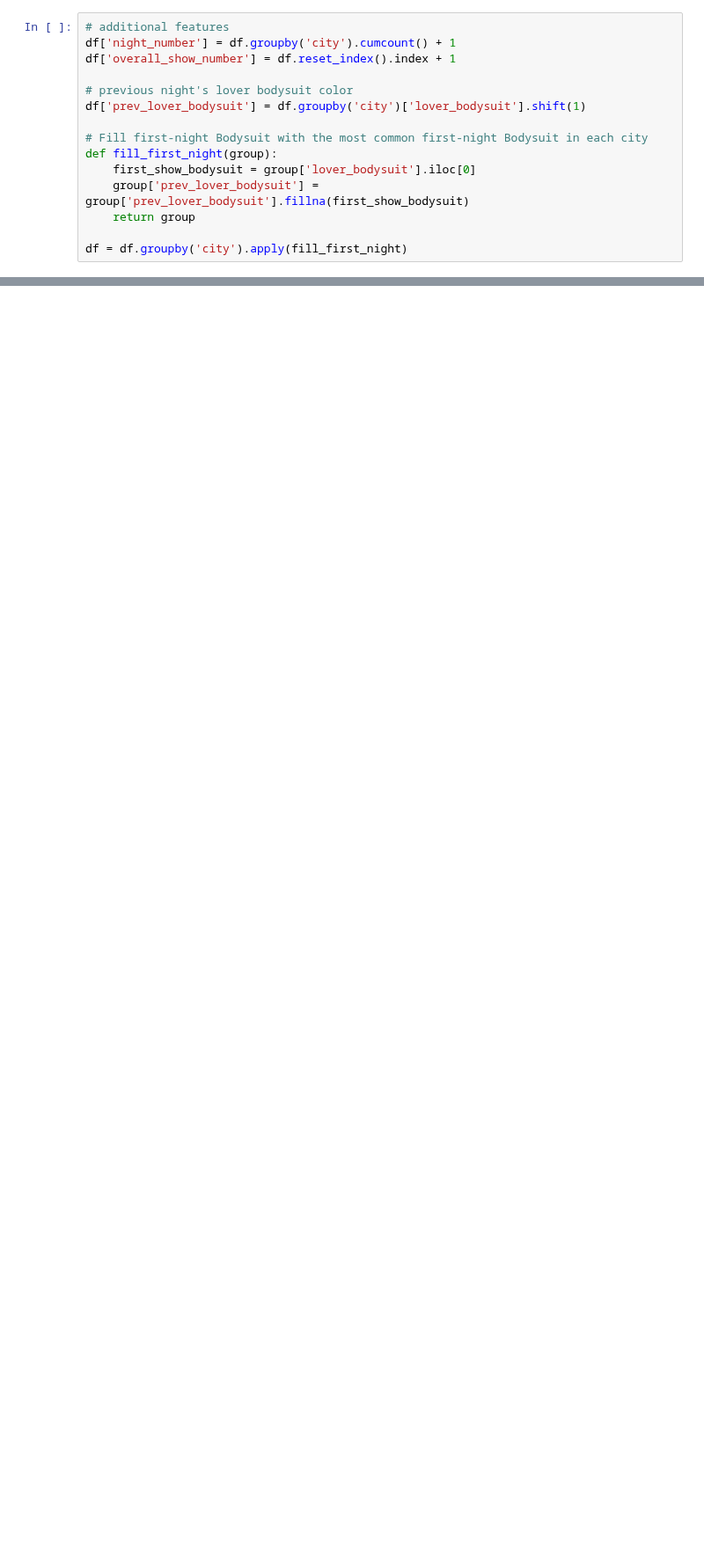
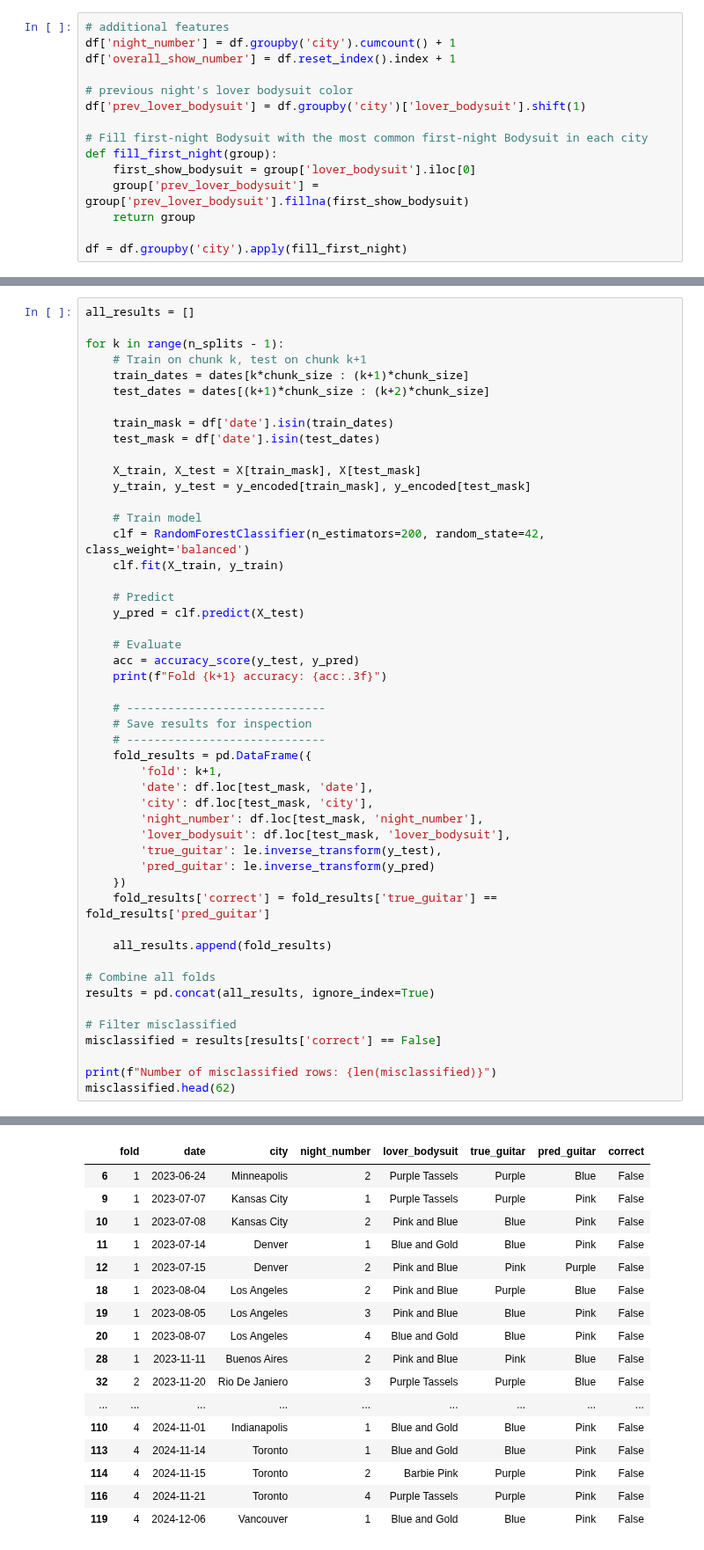
Before and after one commit to laurencosgrove/eras-predictor, a Jupyter notebook: workspace.ipynb, the cells around one changed output, grey strips where cells are left out. Shown at 88% size. Drawn from its saved outputs; the diff is of its cells as text; blank space fills up the shorter version.

```diff
--- a/workspace.ipynb
+++ b/workspace.ipynb
@@ -151,0 +417,50 @@ Number of misclassified rows: 63
+# %%
+all_results = []
+
+for k in range(n_splits - 1):
+    # Train on chunk k, test on chunk k+1
+    train_dates = dates[k*chunk_size : (k+1)*chunk_size]
+    test_dates = dates[(k+1)*chunk_size : (k+2)*chunk_size]
+
+    train_mask = df['date'].isin(train_dates)
+    test_mask = df['date'].isin(test_dates)
+
+    X_train, X_test = X[train_mask], X[test_mask]
+    y_train, y_test = y_encoded[train_mask], y_encoded[test_mask]
+
+    # Train model
+    clf = RandomForestClassifier(n_estimators=200, random_state=42, class_weight='balanced')
+    clf.fit(X_train, y_train)
+
+    # Predict
+    y_pred = clf.predict(X_test)
+
+    # Evaluate
+    acc = accuracy_score(y_test, y_pred)
+    print(f"Fold {k+1} accuracy: {acc:.3f}")
+
+    # -----------------------------
+    # Save results for inspection
+    # -----------------------------
+    fold_results = pd.DataFrame({
+        'fold': k+1,
+        'date': df.loc[test_mask, 'date'],
+        'city': df.loc[test_mask, 'city'],
+        'night_number': df.loc[test_mask, 'night_number'],
+        'lover_bodysuit': df.loc[test_mask, 'lover_bodysuit'],
+        'true_guitar': le.inverse_transform(y_test),
+        'pred_guitar': le.inverse_transform(y_pred)
+    })
+    fold_results['correct'] = fold_results['true_guitar'] == fold_results['pred_guitar']
+
+    all_results.append(fold_results)
+
+# Combine all folds
+results = pd.concat(all_results, ignore_index=True)
+
+# Filter misclassified
+misclassified = results[results['correct'] == False]
+
+print(f"Number of misclassified rows: {len(misclassified)}")
+misclassified.head(62)
+# %% [output]
@@ -151,0 +472,17 @@ Number of misclassified rows: 63
+|  | fold | date | city | night_number | lover_bodysuit | true_guitar | pred_guitar | correct |
+| 6 | 1 | 2023-06-24 | Minneapolis | 2 | Purple Tassels | Purple | Blue | False |
+| 9 | 1 | 2023-07-07 | Kansas City | 1 | Purple Tassels | Purple | Pink | False |
+| 10 | 1 | 2023-07-08 | Kansas City | 2 | Pink and Blue | Blue | Pink | False |
+| 11 | 1 | 2023-07-14 | Denver | 1 | Blue and Gold | Blue | Pink | False |
+| 12 | 1 | 2023-07-15 | Denver | 2 | Pink and Blue | Pink | Purple | False |
+| 18 | 1 | 2023-08-04 | Los Angeles | 2 | Pink and Blue | Purple | Blue | False |
+| 19 | 1 | 2023-08-05 | Los Angeles | 3 | Pink and Blue | Blue | Pink | False |
+| 20 | 1 | 2023-08-07 | Los Angeles | 4 | Blue and Gold | Blue | Pink | False |
+| 28 | 1 | 2023-11-11 | Buenos Aires | 2 | Pink and Blue | Pink | Blue | False |
+| 32 | 2 | 2023-11-20 | Rio De Janiero | 3 | Purple Tassels | Purple | Blue | False |
+| ... | ... | ... | ... | ... | ... | ... | ... | ... |
+| 110 | 4 | 2024-11-01 | Indianapolis | 1 | Blue and Gold | Blue | Pink | False |
+| 113 | 4 | 2024-11-14 | Toronto | 1 | Blue and Gold | Blue | Pink | False |
+| 114 | 4 | 2024-11-15 | Toronto | 2 | Barbie Pink | Purple | Pink | False |
+| 116 | 4 | 2024-11-21 | Toronto | 4 | Purple Tassels | Purple | Pink | False |
+| 119 | 4 | 2024-12-06 | Vancouver | 1 | Blue and Gold | Blue | Pink | False |
```
Also changed, not shown: parts of 10 cells of this notebook.
